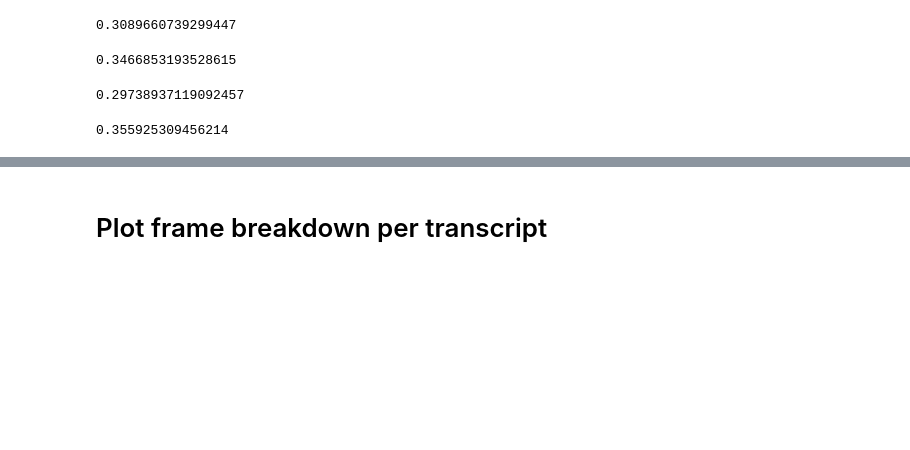
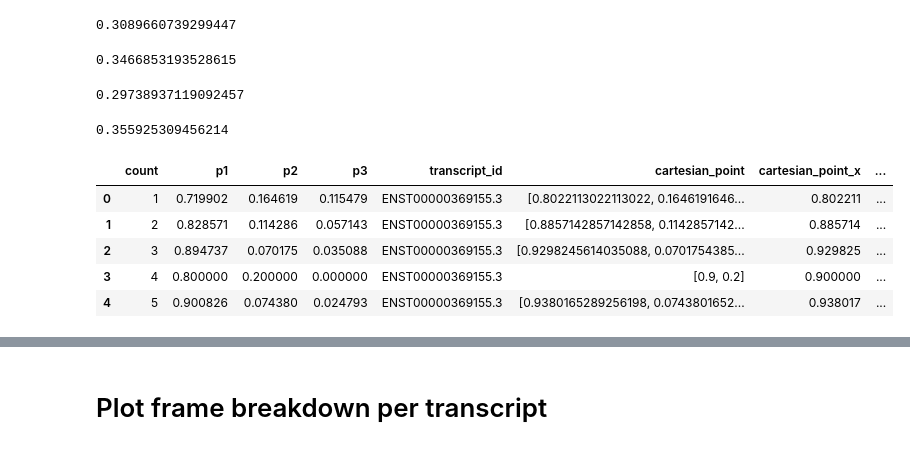
Before and after one commit to JackCurragh/Metric-Analysis, a Jupyter notebook: triplet_periodicity/triangle.ipynb, the cells around one changed output, grey strips where cells are left out. Drawn from its saved outputs; the diff is of its cells as text; code cells hidden in the pictures; blank space fills up the shorter version.

```diff
--- a/triplet_periodicity/triangle.ipynb
+++ b/triplet_periodicity/triangle.ipynb
@@ -438,6 +526,16 @@ merged['p2'].sum() / merged[['p1', 'p2', 'p3']].sum().sum()
 merged['p3'].sum() / merged[['p1', 'p2', 'p3']].sum().sum()
 # %% [output]
 0.355925309456214
+# %%
+fig = px.scatter_ternary(merged, a="p1", b="p2", c="p3")
+fig.show()
+# %% [output]
+|  | count | p1 | p2 | p3 | transcript_id | cartesian_point | cartesian_point_x | ... |
+| 0 | 1 | 0.719902 | 0.164619 | 0.115479 | ENST00000369155.3 | [0.8022113022113022, 0.1646191646... | 0.802211 | ... |
+| 1 | 2 | 0.828571 | 0.114286 | 0.057143 | ENST00000369155.3 | [0.8857142857142858, 0.1142857142... | 0.885714 | ... |
+| 2 | 3 | 0.894737 | 0.070175 | 0.035088 | ENST00000369155.3 | [0.9298245614035088, 0.0701754385... | 0.929825 | ... |
+| 3 | 4 | 0.800000 | 0.200000 | 0.000000 | ENST00000369155.3 | [0.9, 0.2] | 0.900000 | ... |
+| 4 | 5 | 0.900826 | 0.074380 | 0.024793 | ENST00000369155.3 | [0.9380165289256198, 0.0743801652... | 0.938017 | ... |
 # %%
 # plot cartesian points colored by distance from A and label A, B and C
 plt.scatter(merged['cartesian_point'].apply(lambda x: x[0]), merged['cartesian_point'].apply(lambda x: x[1]), c=merged['distance_from_A'])
```
Also changed, not shown: parts of 35 cells of this notebook.
